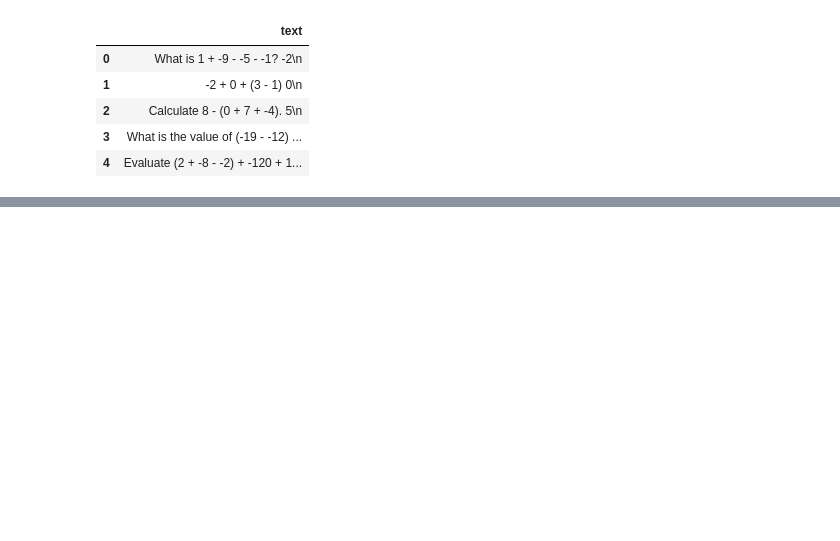
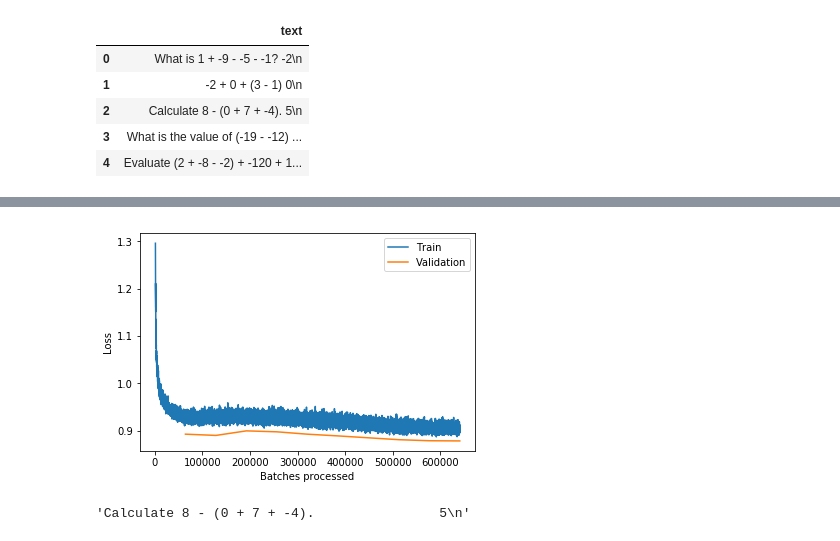
Before and after one commit to lvwerra/deep-math, a Jupyter notebook: notebooks/fastai/vwl-0.2-ulmfit-language-model.ipynb, the cells around one changed output, grey strips where cells are left out. Saved outputs shown, nothing was run; the diff lists cells and outputs as text; code cells hidden in the pictures; blank space fills up the shorter version.

```diff
--- a/notebooks/fastai/vwl-0.2-ulmfit-language-model.ipynb
+++ b/notebooks/fastai/vwl-0.2-ulmfit-language-model.ipynb
@@ -55,0 +69,2 @@ print(10)
+# %%
+learn.fit_one_cycle(10, 0.02)
@@ -55,0 +83,4 @@ print(10)
+# %%
+learn.recorder.plot_losses(skip_start=1000)
+# %% [output]
+[figure, added]
@@ -55,0 +89,4 @@ print(10)
+# %%
+df_train['text'].iloc[2]
+# %% [output]
+'Calculate 8 - (0 + 7 + -4).                5\n'
```
Also changed, not shown: parts of 12 cells of this notebook.
